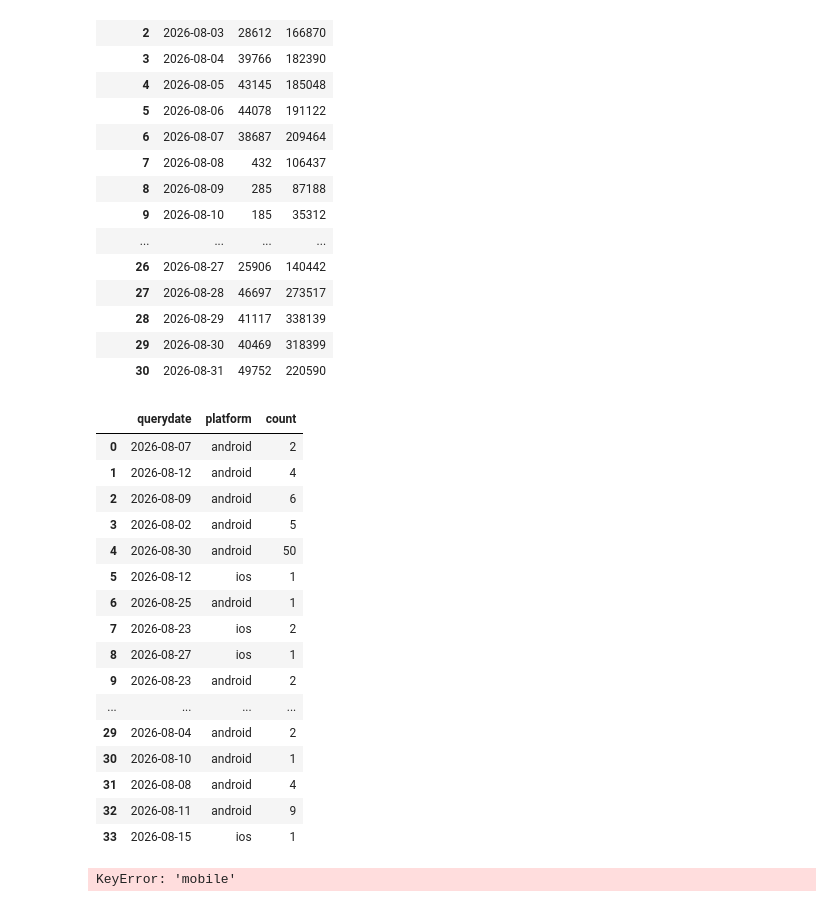
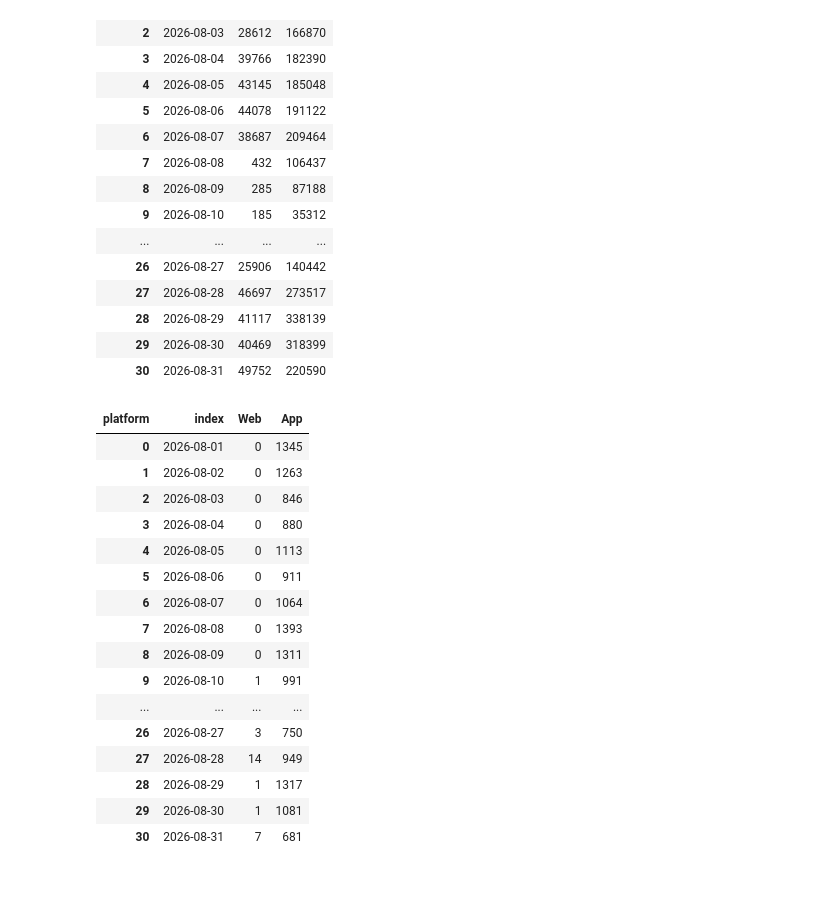
Before and after one commit to lenaopr/2026_09, a Jupyter notebook: 2026_09_21/LSLS/LSLS_1.ipynb, the cells around one changed output. Saved outputs shown, nothing was run; the diff lists cells and outputs as text; code cells hidden in the pictures.

```diff
--- a/2026_09_21/LSLS/LSLS_1.ipynb
+++ b/2026_09_21/LSLS/LSLS_1.ipynb
@@ -228,16 +231,18 @@ pivoted_df_2
 # #     writer.sheets = dict((ws.title, ws) for ws in book.worksheets)
 #     pivoted_df_2.to_excel(writer, sheet_name='reduction of salt.sugar', startrow=42, header=None, index=False)
 # %%
-# 3. Daily Theme Listing Impressions              # need to know event action / keys for web event
-# 17:37:14|| or.search.layer.search| CityID:0;geo:22.2915161%2C114.2081815;LndID:35336;Page:1;sr:lmsSr1;Lang:zh_TW;Ver:7.20.4; sn:hk.Search.layer
+# 3. Daily Theme Listing Impressions       adv search
+# 17:38:23|| or.search.adv| CityID:0;geo:22.2915161%2C114.2081815;LndID:35336;Page:1;sr:lmsSr1;Lang:zh_TW;Ver:7.20.4; sn:hk.AdvSearch
 
 sql = f"""
     select date(time) as querydate, platform, count(1) as count
     from `openrice-production.ORGA.PV_{year}{str_month}*`
     WHERE (
-        LOWER(EventAction) = 'or.search.layer.search'
+        LOWER(EventAction) = 'or.search.adv'
         AND (
-            (LOWER(EventLabelRaw) LIKE '%sn:https://www.openrice.com/zh/hongkong/l-%e5%b0%91%e9%b9%bd%e5%b0%91%e7%b3%96%e9%a3%9f%e5%ba%97-l35336?sortby=orscoredesc%')
+            (LOWER(EventLabelRaw) LIKE '%35336%')
+            or
+            (LOWER(EventData) LIKE '%35336%')
             or
             (LOWER(EventLabelRaw) LIKE '%lms%')
             )
@@ -249,43 +254,40 @@ sql = f"""
 
 df_big_query_3 = client.query(sql).result().to_dataframe()
 # %%
-df_big_query_3
+#df_big_query_3
-# %% [output]
-|  | querydate | platform | count |
-| 0 | 2026-08-07 | android | 2 |
-| 1 | 2026-08-12 | android | 4 |
-| 2 | 2026-08-09 | android | 6 |
-| 3 | 2026-08-02 | android | 5 |
-| 4 | 2026-08-30 | android | 50 |
-| 5 | 2026-08-12 | ios | 1 |
-| 6 | 2026-08-25 | android | 1 |
-| 7 | 2026-08-23 | ios | 2 |
-| 8 | 2026-08-27 | ios | 1 |
-| 9 | 2026-08-23 | android | 2 |
-| ... | ... | ... | ... |
-| 29 | 2026-08-04 | android | 2 |
-| 30 | 2026-08-10 | android | 1 |
-| 31 | 2026-08-08 | android | 4 |
-| 32 | 2026-08-11 | android | 9 |
-| 33 | 2026-08-15 | ios | 1 |
 # %%
 pivoted_df_3 = df_big_query_3.pivot(index='querydate', columns='platform', values='count')
 pivoted_df_3 = pivoted_df_3.fillna(0)
-try:
-    pivoted_df_3["Web"]= pivoted_df_3["desktop"] + pivoted_df_3["mobile"]
-except:
-    pivoted_df_3["Web"]= pivoted_df_3["mobile"]
 
+expected_platforms = ["desktop", "mobile", "ios", "android", "hms"]
+pivoted_df_3 = pivoted_df_3.reindex(columns=expected_platforms, fill_value=0)
+pivoted_df_3["Web"]= pivoted_df_3["desktop"] + pivoted_df_3["mobile"]
 pivoted_df_3["App"]=pivoted_df_3["ios"] + pivoted_df_3["android"] + pivoted_df_3["hms"]
 pivoted_df_3 =pivoted_df_3[["Web","App"]]
 
 
 pivoted_df_3.index.name = None
 pivoted_df_3.reset_index(inplace=True)
 
 pivoted_df_3
 # %% [output]
-KeyError: 'mobile'
+| platform | index | Web | App |
+| 0 | 2026-08-01 | 0 | 1345 |
+| 1 | 2026-08-02 | 0 | 1263 |
+| 2 | 2026-08-03 | 0 | 846 |
+| 3 | 2026-08-04 | 0 | 880 |
+| 4 | 2026-08-05 | 0 | 1113 |
+| 5 | 2026-08-06 | 0 | 911 |
+| 6 | 2026-08-07 | 0 | 1064 |
+| 7 | 2026-08-08 | 0 | 1393 |
+| 8 | 2026-08-09 | 0 | 1311 |
+| 9 | 2026-08-10 | 1 | 991 |
+| ... | ... | ... | ... |
+| 26 | 2026-08-27 | 3 | 750 |
+| 27 | 2026-08-28 | 14 | 949 |
+| 28 | 2026-08-29 | 1 | 1317 |
+| 29 | 2026-08-30 | 1 | 1081 |
+| 30 | 2026-08-31 | 7 | 681 |
 # %%
 # with pd.ExcelWriter(excel_name, engine="openpyxl", mode="a", if_sheet_exists="overlay") as writer:
 # #     book = load_workbook(excel_name)
```
Also changed, not shown: parts of 2 cells of this notebook.
